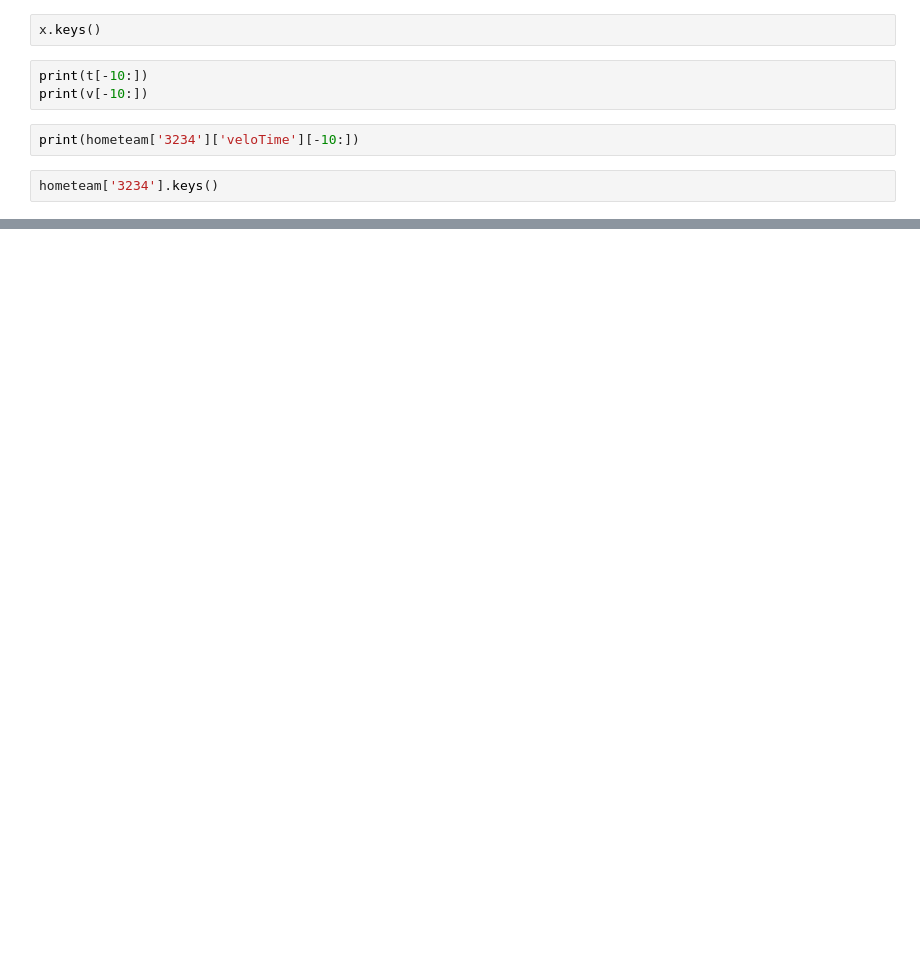
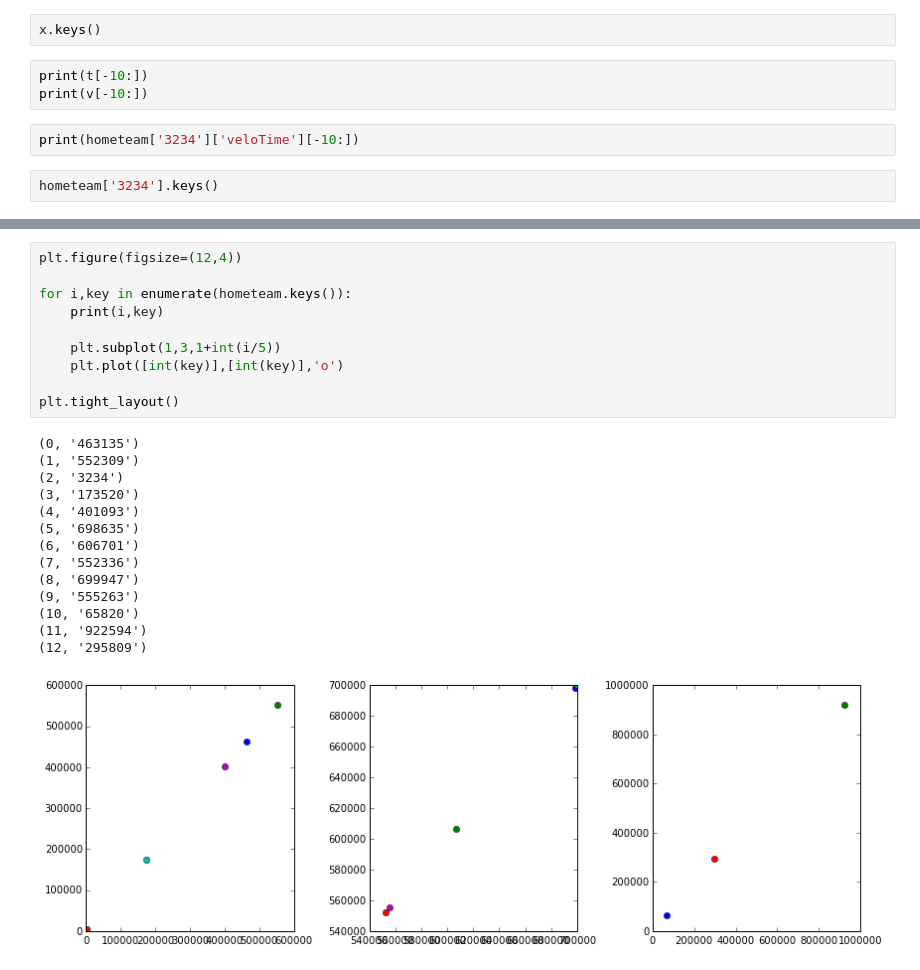
Before and after one commit to mattbellis/NBA-kinematics, a Jupyter notebook: scripts/test_reading.ipynb, the cells around one changed output, grey strips where cells are left out. Saved outputs shown, nothing was run; the diff lists cells and outputs as text; blank space fills up the shorter version.

```diff
--- a/scripts/test_reading.ipynb
+++ b/scripts/test_reading.ipynb
@@ -187,0 +202,25 @@ print np.average(hometeam['3234']['v'])
+# %%
+plt.figure(figsize=(12,4))
+
+for i,key in enumerate(hometeam.keys()):
+    print(i,key)
+
+    plt.subplot(1,3,1+int(i/5))
+    plt.plot([int(key)],[int(key)],'o')
+
+plt.tight_layout()
+# %% [output]
+(0, '463135')
+(1, '552309')
+(2, '3234')
+(3, '173520')
+(4, '401093')
+(5, '698635')
+(6, '606701')
+(7, '552336')
+(8, '699947')
+(9, '555263')
+(10, '65820')
+(11, '922594')
+(12, '295809')
+[figure, added]
```
Also changed, not shown: parts of 7 cells of this notebook.
